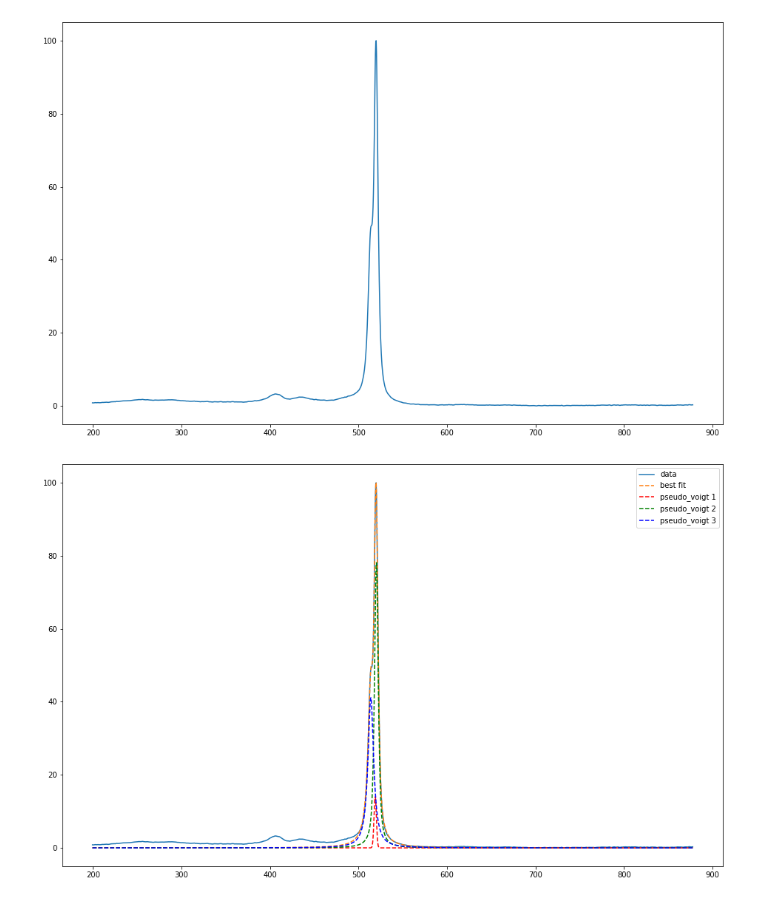
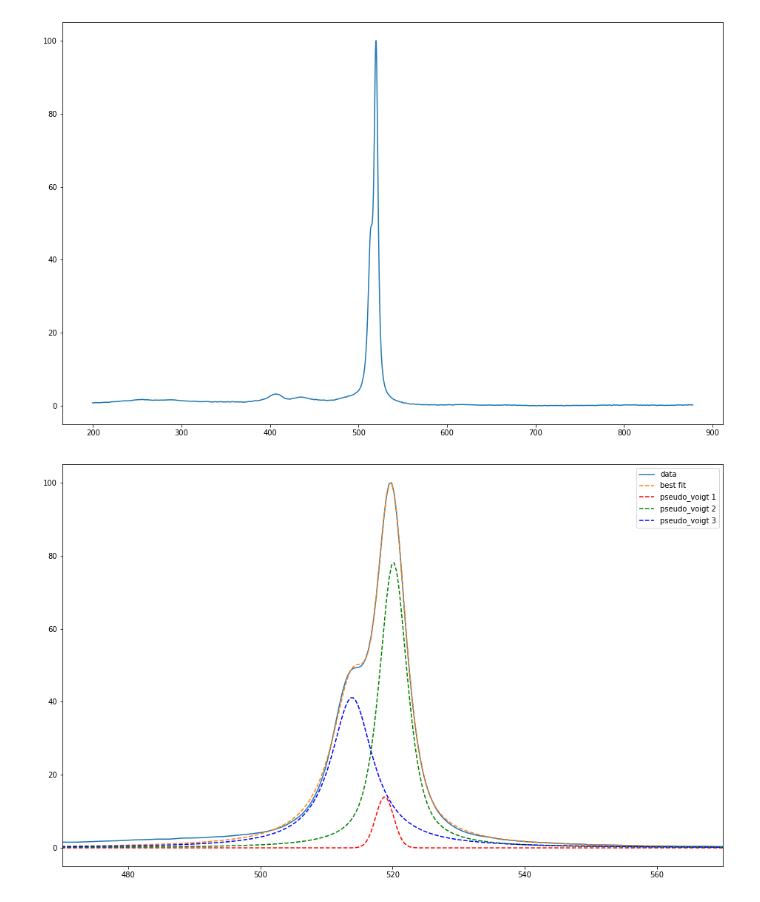
Before and after one commit to yuyangweng/Project, a Jupyter notebook: peak_fitting_pseudo_voigt.ipynb, the cells around one changed output. Saved outputs shown, nothing was run; the diff lists cells and outputs as text; code cells hidden in the pictures.

```diff
--- a/peak_fitting_pseudo_voigt.ipynb
+++ b/peak_fitting_pseudo_voigt.ipynb
@@ -41,34 +41,35 @@ x=df.raman_shift
 y=df.intensity
 
 
 pv_model_1 = PseudoVoigtModel(prefix='pv1_')
 pv_model_2 = PseudoVoigtModel(prefix='pv2_')
 pv_model_3 = PseudoVoigtModel(prefix='pv3_')
 
 pars=pv_model_1.guess(y, x=x)
 pars+=pv_model_2.guess(y, x=x)
 pars+=pv_model_3.guess(y, x=x)
 
 
 pars['pv1_amplitude'].set(min=y.min())
 pars['pv2_amplitude'].set(min=y.min())
 pars['pv3_amplitude'].set(min=y.min())
 
 pseudo_voigt_model=pv_model_1+pv_model_2+pv_model_3
 result = pseudo_voigt_model.fit(y, pars, x=x)
 comps = result.eval_components(x=x)
 
 
 plt.figure(figsize=(16, 10))
 plt.plot(x, y,label='data')
 plt.plot(x, result.best_fit, '--',label='best fit ')
 plt.plot(x, comps['pv1_'], 'r--', label='pseudo_voigt 1')
 plt.plot(x, comps['pv2_'], 'g--', label='pseudo_voigt 2')
 plt.plot(x, comps['pv3_'], 'b--', label='pseudo_voigt 3')
+plt.xlim([470, 570])
 plt.legend()
 plt.show()
 # %% [output]
-[figure, old version]
+[figure, new version]
 # %%
 plt.figure(figsize=(16, 10))
 plt.plot(x, y,label='data')
```
Also changed, not shown: parts of 4 cells of this notebook.
